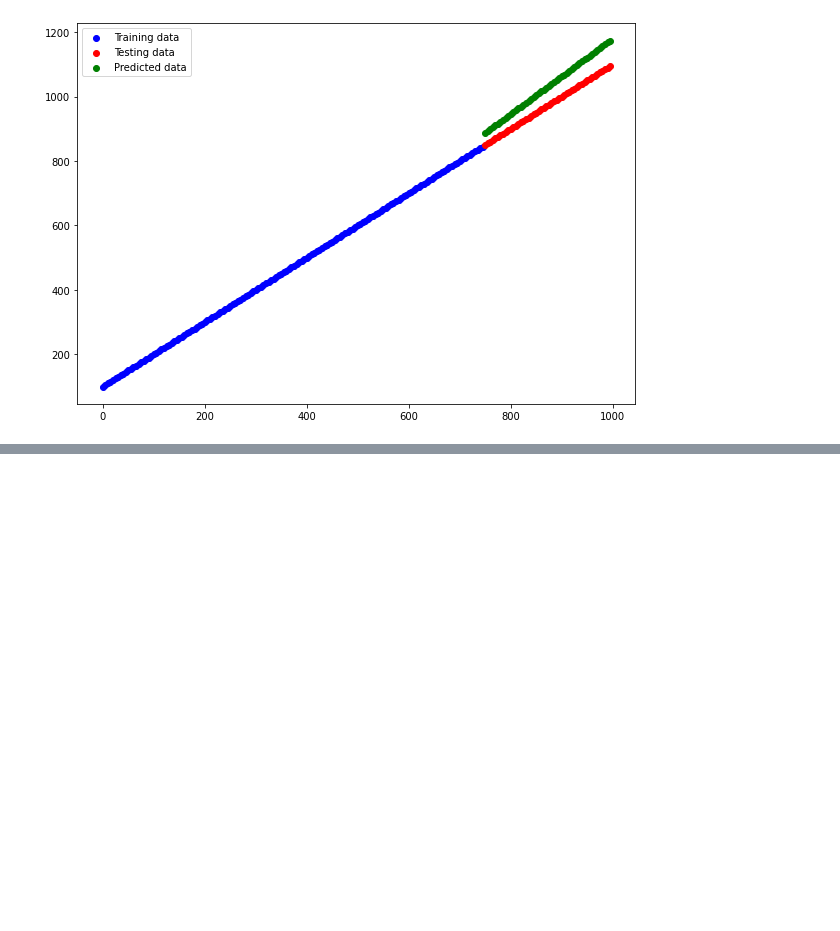
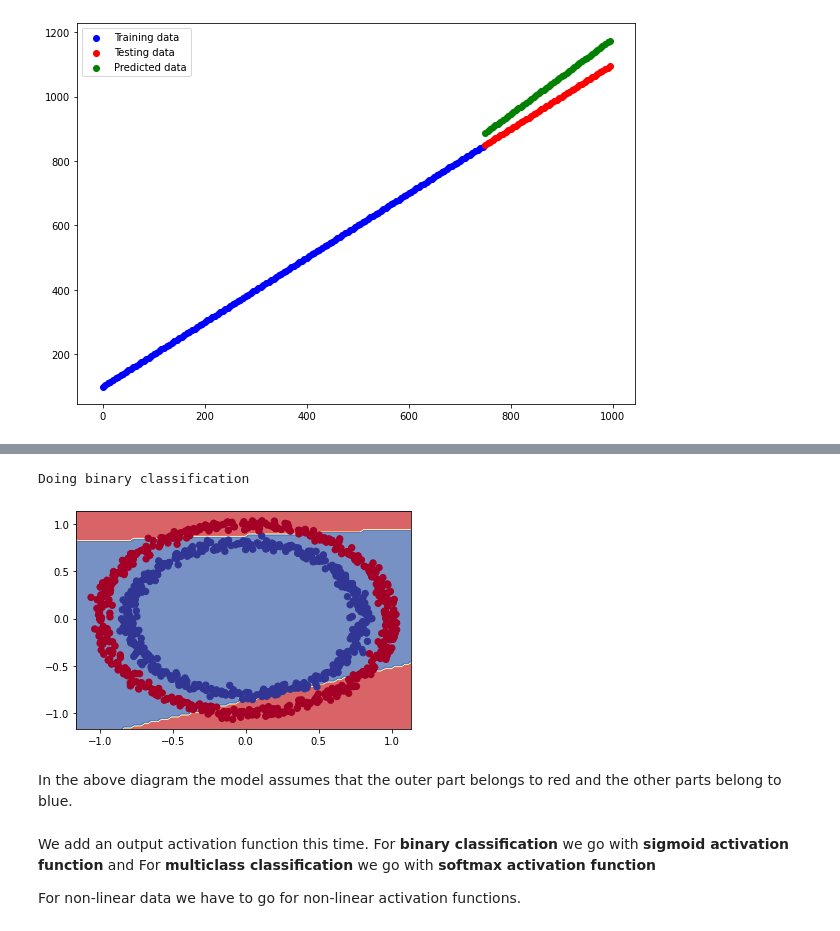
Before and after one commit to Prithivee7/Deep-Learning, a Jupyter notebook: Build_Tensors/DL_3_Neural_network_classification_with_tensorflow.ipynb, the cells around one changed output, grey strips where cells are left out. Drawn from its saved outputs; the diff is of its cells as text; code cells hidden in the pictures; blank space fills up the shorter version.

```diff
--- a/Build_Tensors/DL_3_Neural_network_classification_with_tensorflow.ipynb
+++ b/Build_Tensors/DL_3_Neural_network_classification_with_tensorflow.ipynb
@@ -273,0 +383,19 @@ plt.legend();
+# %%
+# Set the random seed
+tf.random.set_seed(42)
+
+# 1. Create the model
+model_6 = tf.keras.Sequential([
+  tf.keras.layers.Dense(4,activation="relu"),
+  tf.keras.layers.Dense(4,activation="relu"),
+  tf.keras.layers.Dense(1)
+])
+
+# 2. Compile the model
+model_6.compile(loss="binary_crossentropy",
+                optimizer = tf.keras.optimizers.Adam(lr=0.001),
+                metrics=["accuracy"]
+)
+
+# 3. Fit the model
+history = model_6.fit(X,y,epochs=100)
@@ -273,0 +426,14 @@ plt.legend();
+# %%
+# Check the decision boundary for the latest model
+plot_decision_boundary(model=model_6, X=X, y=y)
+# %% [output]
+Doing binary classification
+[figure, added]
+# %% [markdown]
+In the above diagram the model assumes that the outer part belongs to red and the other parts belong to blue.
+# %% [markdown]
+We add an output activation function this time.
+For **binary classification** we go with **sigmoid activation function** and
+For **multiclass classification** we go with **softmax activation function**
+
+For non-linear data we have to go for non-linear activation functions.
```
Also changed, not shown: parts of 70 cells of this notebook, 2 other files.
